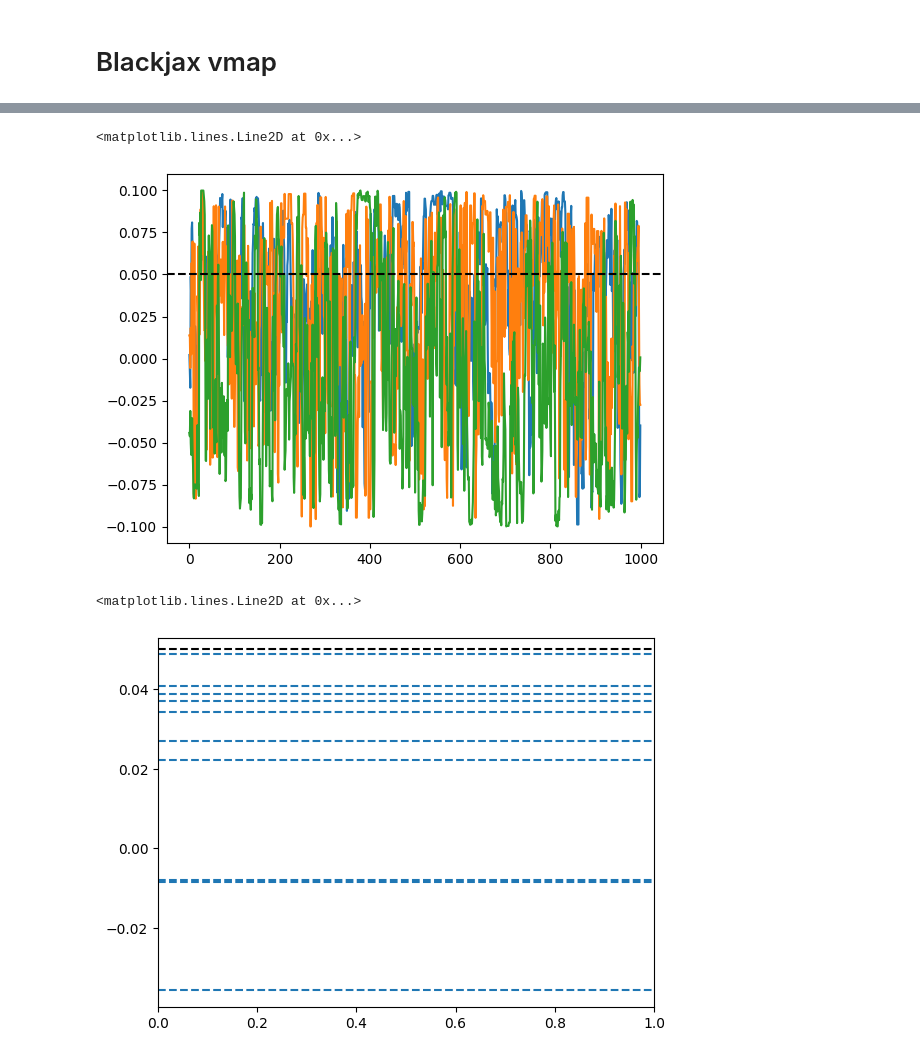
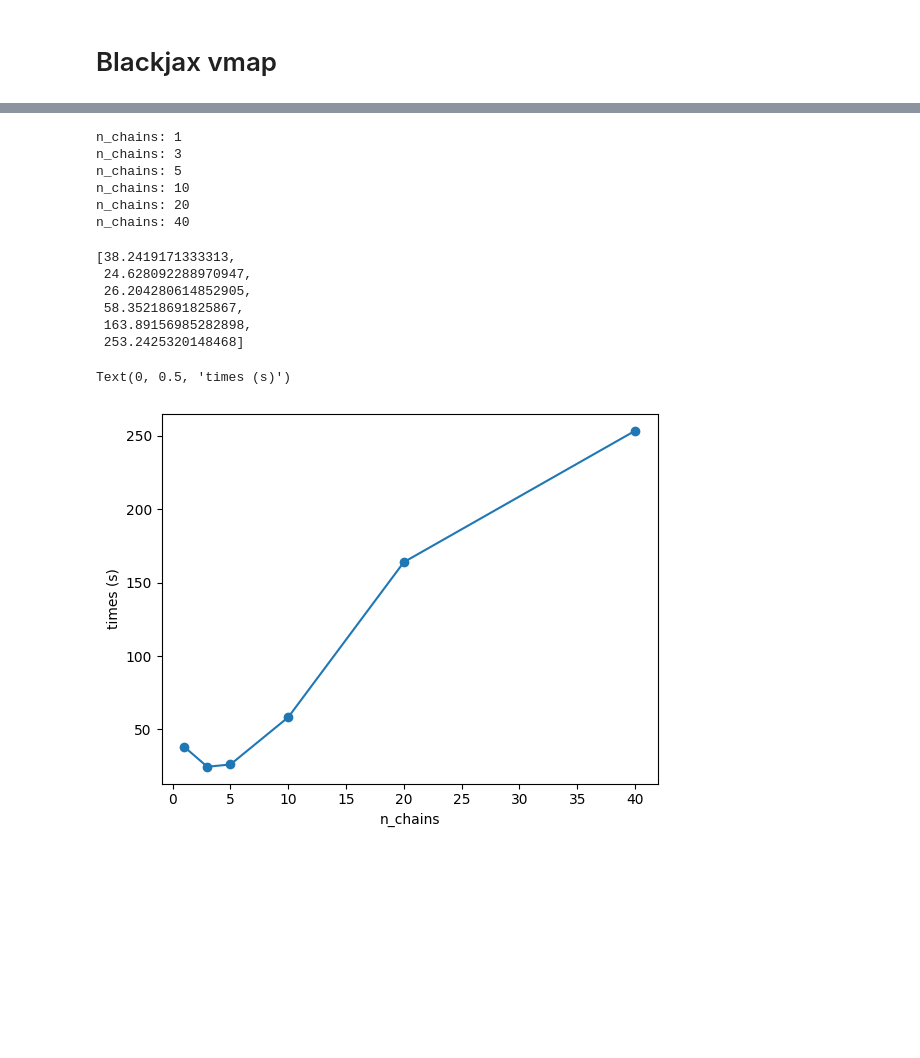
Before and after one commit to LSSTDESC/BPD, a Jupyter notebook: notebooks/fit-single-blackjax-vmap.ipynb, the cells around one changed output, grey strips where cells are left out. Saved outputs shown, nothing was run; the diff lists cells and outputs as text; code cells hidden in the pictures; blank space fills up the shorter version.

```diff
--- a/notebooks/fit-single-blackjax-vmap.ipynb
+++ b/notebooks/fit-single-blackjax-vmap.ipynb
@@ -482,8 +594,0 @@ BACKGROUND_GPU = jax.device_put(BACKGROUND, device=jax.devices('gpu')[0])
-# %%
-rng_key = jax.device_put(jax.random.key(42), device=jax.devices('gpu')[0])
-d1 = data_gpu[0]
-# %%
-%%time
-
-# with jax.transfer_guard("log"): # need to ensure no warnings here (particularly concerning is the last one)
-samples = run_one_chain(rng_key, d1)
@@ -502,7 +594,0 @@ plt.axhline(LOG_FLUX, color='k', linestyle='--')
-# %%
-# run multiple chains
-n_chains = data_gpu.shape[0]
-rng_key = jax.random.key(42)
-keys = jax.random.split(rng_key, n_chains)
-
-n_chains
@@ -524,16 +594,0 @@ samples['g1'].shape
-# %%
-for ii in range(3):
-
-    plt.plot(samples['g1'][ii])
-plt.axhline(G1, color='k', linestyle='--')
-# %% [output]
-<matplotlib.lines.Line2D at 0x...>
-[figure, removed]
-# %%
-for ii in range(10):
-
-    plt.axhline(samples['g1'][ii].mean(), linestyle='--')
-plt.axhline(G1, color='k', linestyle='--')
-# %% [output]
-<matplotlib.lines.Line2D at 0x...>
-[figure, removed]
@@ -539,0 +598,41 @@ plt.axhline(G1, color='k', linestyle='--')
+# %%
+# timing of running multilpe chains as function of chains
+all_samples = []
+times = []
+for n_chains in (1, 3, 5, 10, 20, 40):
+    print('n_chains:', n_chains)
+    data, _ = add_noise(_draw_gal(), BACKGROUND, n=n_chains)
+    data_gpu = jax.device_put(data, device=GPU)
+    rng_key = jax.device_put(jax.random.key(n_chains), device=GPU)
+    keys = jax.random.split(rng_key, n_chains)
+    t1 = time.time()
+    samples = run_multiple_chains(keys, data_gpu)
+    _ = samples['f'].block_until_ready()
+    t2 = time.time()
+    times.append(t2 - t1)
+    all_samples.append(samples)
+# %% [output]
+n_chains: 1
+n_chains: 3
+n_chains: 5
+n_chains: 10
+n_chains: 20
+n_chains: 40
+# %%
+times
+# %% [output]
+[38.2419171333313,
+ 24.628092288970947,
+ 26.204280614852905,
+ 58.35218691825867,
+ 163.89156985282898,
+ 253.2425320148468]
+# %%
+#hmm uncertainty, one bad run sometimes
+
+plt.plot([1,3, 5,10,20,40], times, '-o')
+plt.xlabel('n_chains')
+plt.ylabel('times (s)')
+# %% [output]
+Text(0, 0.5, 'times (s)')
+[figure, added]
```
Also changed, not shown: parts of 38 cells of this notebook, 1 other file.
